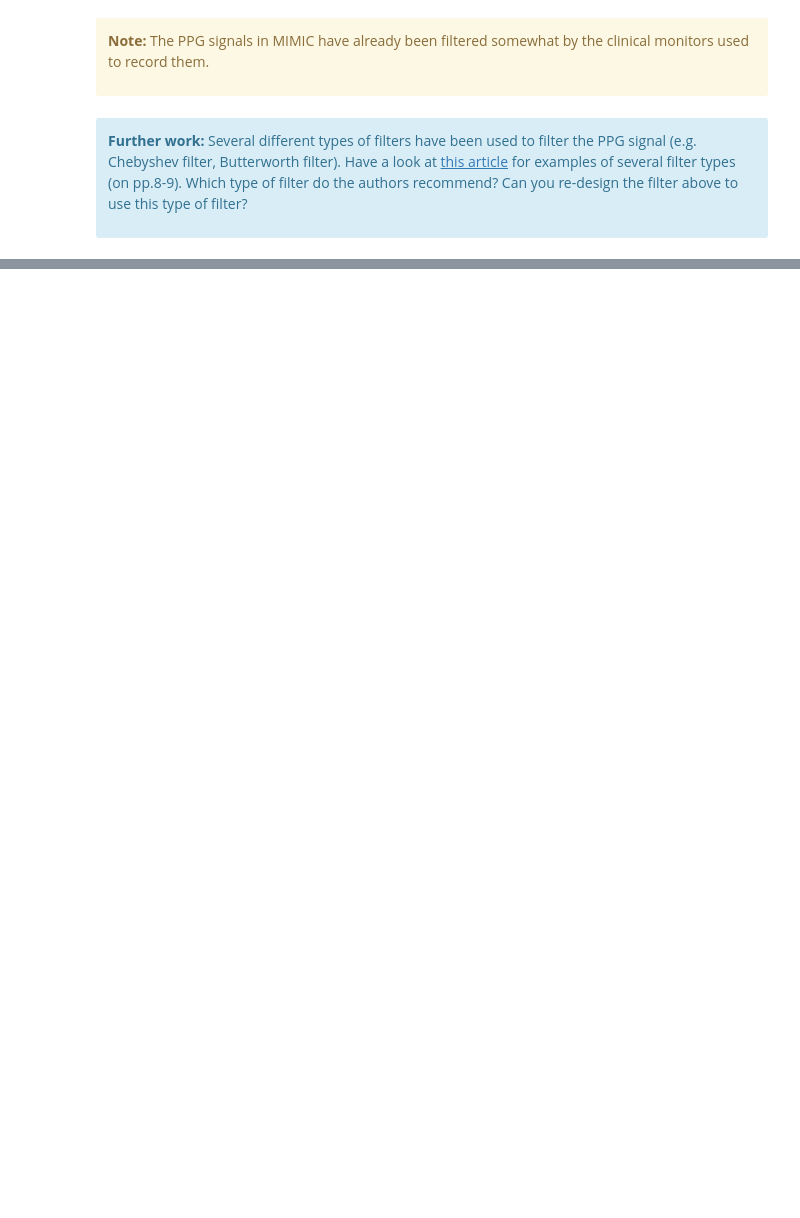
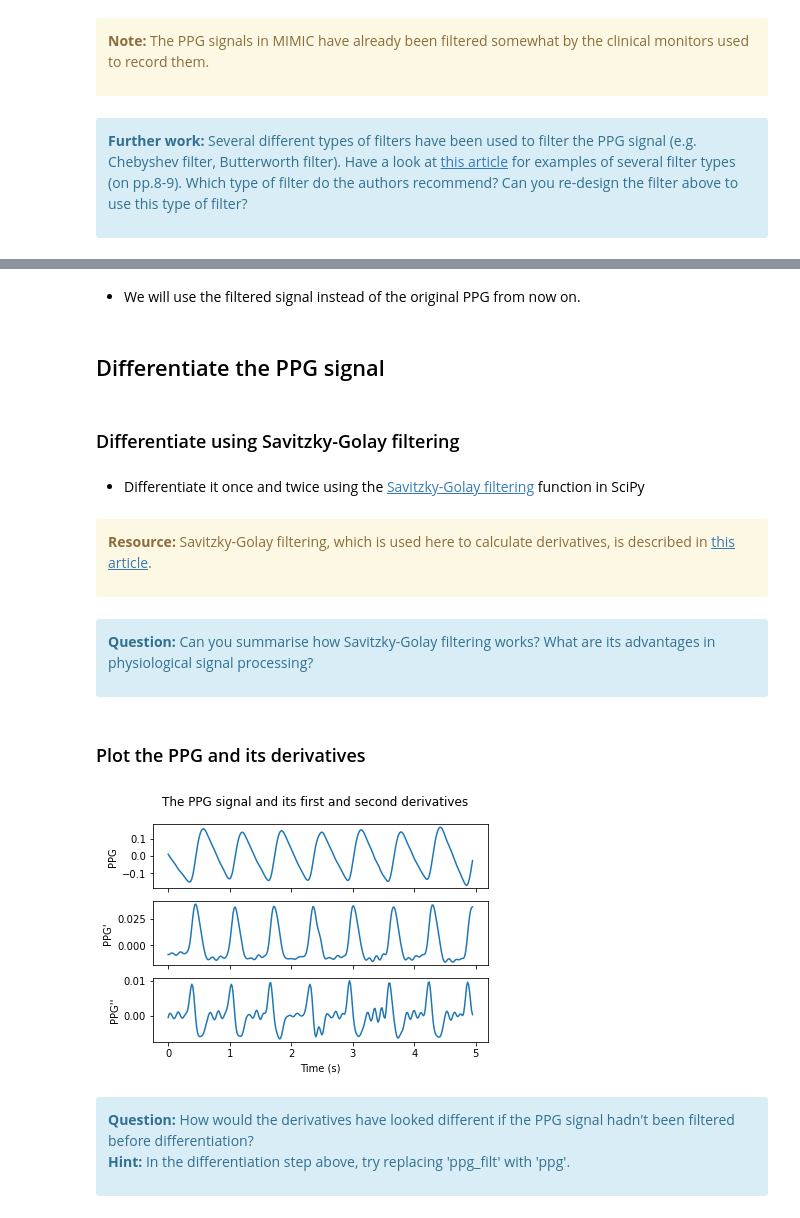
Before and after one commit to peterhcharlton/bsp-book, a Jupyter notebook: content/tutorial/notebooks/signal-filtering.ipynb, the cells around one changed output, grey strips where cells are left out. Drawn from its saved outputs; the diff is of its cells as text; code cells hidden in the pictures; blank space fills up the shorter version.

```diff
--- a/content/tutorial/notebooks/signal-filtering.ipynb
+++ b/content/tutorial/notebooks/signal-filtering.ipynb
@@ -159,0 +192,4 @@ plt.show()
+# %%
+rel_segment_n = 8
+rel_segment_name = segment_names[rel_segment_n]
+rel_segment_dir = segment_dirs[rel_segment_n]
@@ -159,0 +262,42 @@ plt.show()
+# %% [markdown]
+- We will use the filtered signal instead of the original PPG from now on.
+# %% [markdown]
+## Differentiate the PPG signal
+# %% [markdown]
+### Differentiate using Savitzky-Golay filtering
+# %% [markdown]
+- Differentiate it once and twice using the [Savitzky-Golay filtering](https://docs.scipy.org/doc/scipy/reference/generated/scipy.signal.savgol_filter.html) function in SciPy
+# %%
+# Calculate first derivative
+d1ppg = sp.savgol_filter(ppg_filt, 9, 5, deriv=1)
+
+# Calculate second derivative
+d2ppg = sp.savgol_filter(d1ppg, 9, 5, deriv=1)
+# %% [markdown]
+<div class="alert alert-block alert-warning"><p><b>Resource:</b> Savitzky-Golay filtering, which is used here to calculate derivatives, is described in <a href="https://doi.org/10.1021/ac60214a047">this article</a>.</p></div>
+# %% [markdown]
+<div class="alert alert-block alert-info"><p><b>Question:</b> Can you summarise how Savitzky-Golay filtering works? What are its advantages in physiological signal processing?</p></div>
+# %% [markdown]
+### Plot the PPG and its derivatives
+# %%
+t = np.arange(0, len(ppg_filt))/segment_data.fs
+
+fig, (ax1,ax2,ax3) = plt.subplots(3, 1, sharex = True, sharey = False)
+ax1.plot(t, ppg_filt)
+ax1.set(xlabel = '', ylabel = 'PPG')
+
+plt.suptitle('The PPG signal and its first and second derivatives')
+
+ax2.plot(t, d1ppg)
+ax2.set(xlabel = '',
+        ylabel = 'PPG\'')
+
+ax3.plot(t, d2ppg)
+ax3.set(xlabel = 'Time (s)',
+        ylabel = 'PPG\'\'')
+
+plt.show()
+# %% [output]
+[figure, added]
+# %% [markdown]
+<div class="alert alert-block alert-info"><p><b>Question:</b> How would the derivatives have looked different if the PPG signal hadn't been filtered before differentiation? <br> <b>Hint:</b> In the differentiation step above, try replacing 'ppg_filt' with 'ppg'.</p></div>
```
Also changed, not shown: parts of 31 cells of this notebook, 2 other files.
